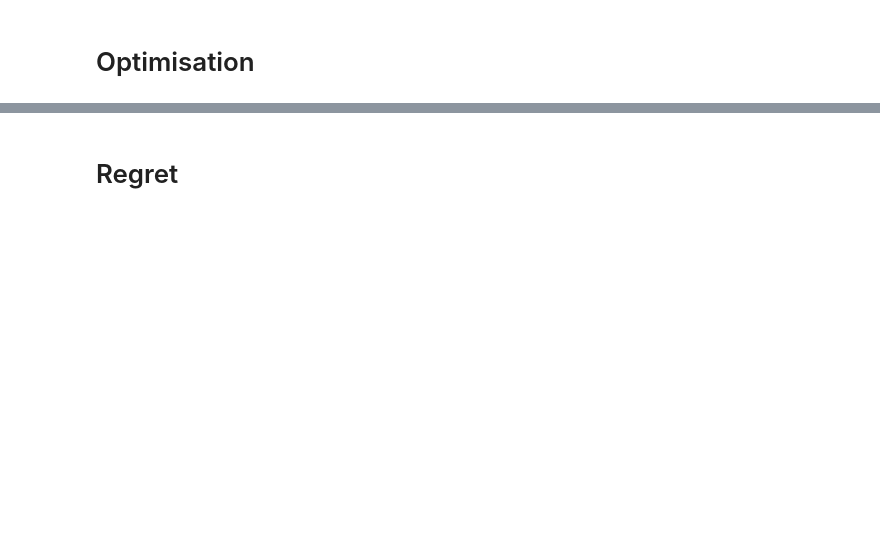
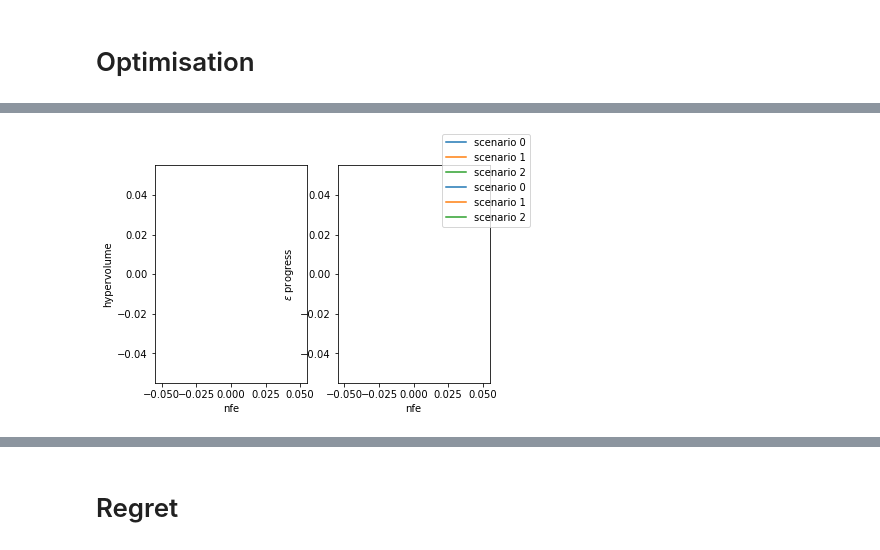
Before and after one commit to Lischip/FabiosDecisions, a Jupyter notebook: epa1361/final assignment/optimisation.ipynb, the cells around one changed output, grey strips where cells are left out. Drawn from its saved outputs; the diff is of its cells as text; code cells hidden in the pictures; blank space fills up the shorter version.

```diff
--- a/epa1361/final assignment/optimisation.ipynb
+++ b/epa1361/final assignment/optimisation.ipynb
@@ -42,0 +79,4 @@ selected = [damage_df.sample(n=1, random_state=1), difdamage_df.sample(n=1, rand
+# %%
+middle_case = results.iloc[list(middle_ix)].sample(n=1, random_state=1)
+# %%
+uncertainties =list(dike_model.uncertainties._data.keys())
@@ -43,3 +89,5 @@ selected = [damage_df.sample(n=1, random_state=1), difdamage_df.sample(n=1, rand
+# %%
+selected = pd.concat([middle_case.loc[:, uncertainties], best_case.loc[:, uncertainties], worst_case.loc[:, uncertainties]], axis=0)
 # %%
 scenarios = [Scenario(f"{index}", **row) for index, row in selected.iterrows()]
 # %% [markdown]
@@ -60,8 +108,11 @@ def optimize(scenario, nfe, model, converge_metrics, epsilons):
 
 results = []
 for scenario in scenarios:
+    # need to pick better hypervolume limits
     convergence_metrics = [HyperVolume(minimum=[0,0,0,0], maximum=[3, 2,1.01,1.01]),
                            EpsilonProgress()]
-    epsilons = [0.1,]*len(model.outcomes)
+    epsilons = [1e3] * len(dike_model.outcomes)
+    nfe = 1e4
+    nfe = 10
 
-    results.append(optimize(scenario, 1e4, dike_model, convergence_metrics, epsilons))
+    results.append(optimize(scenario, nfe, dike_model, convergence_metrics, epsilons))
@@ -67,0 +132,14 @@ for scenario in scenarios:
+# %%
+fig, (ax1, ax2) = plt.subplots(ncols=2)
+for i, (_, convergence) in enumerate(results):
+    ax1.plot(convergence.nfe, convergence.hypervolume, label=f'scenario {i}')
+    ax2.plot(convergence.nfe, convergence.epsilon_progress, label=f'scenario {i}')
+
+ax1.set_ylabel('hypervolume')
+ax1.set_xlabel('nfe')
+ax2.set_ylabel('$\epsilon$ progress')
+ax2.set_xlabel('nfe')
+fig.legend()
+plt.show()
+# %% [output]
+[figure, added]
```
Also changed, not shown: parts of 26 cells of this notebook.
